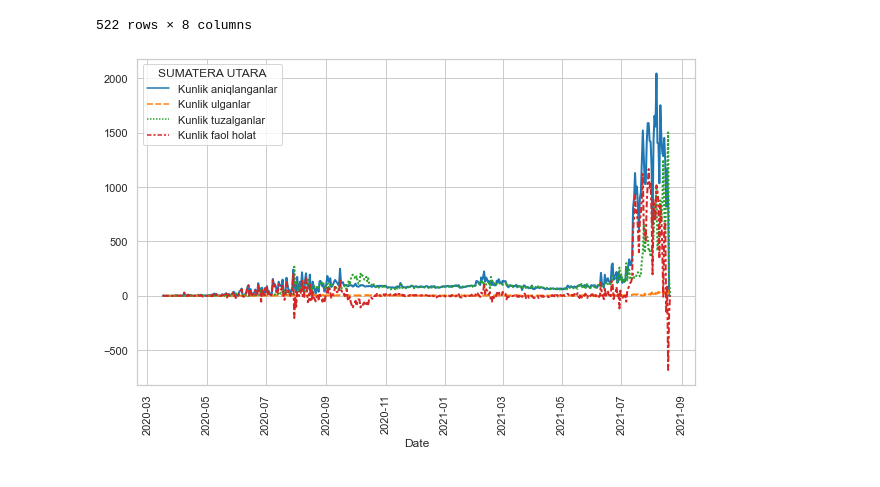
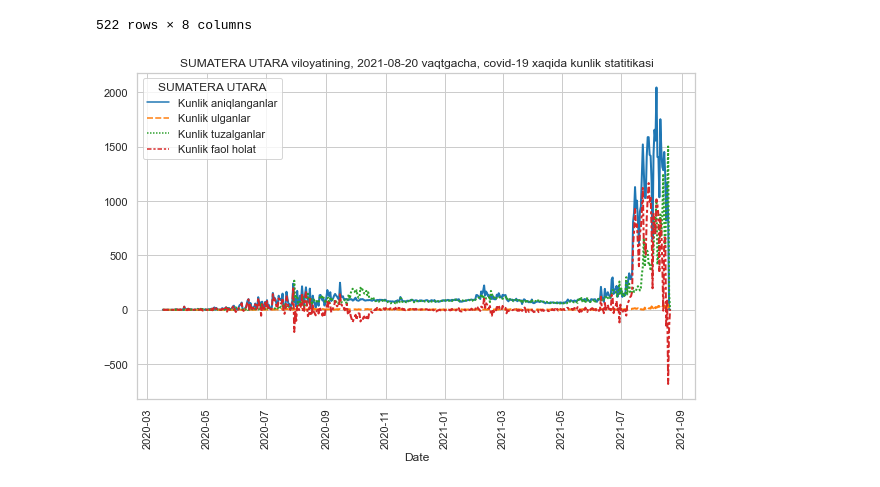
Before and after one commit to AsliddinTuxtasinov/covid-analiysis-in-indanesia, a Jupyter notebook: covid-19 case data analiysis.ipynb, the cells around one changed output. Drawn from its saved outputs; the diff is of its cells as text; code cells hidden in the pictures.

```diff
--- a/covid-19 case data analiysis.ipynb
+++ b/covid-19 case data analiysis.ipynb
@@ -134,10 +108,12 @@ a
 522 rows × 8 columns
 # %%
 plt.figure(figsize=(10, 6))
-sns.set_theme(style="whitegrid")
+title = f"{a.columns.name} viloyatining, {a.iloc[0].name.strftime('%Y-%m-%d')} vaqtgacha, covid-19 xaqida kunlik statitikasi"
 
 sns.lineplot(data=a[['Kunlik aniqlanganlar', 'Kunlik ulganlar', 'Kunlik tuzalganlar','Kunlik faol holat']], palette="tab10", linewidth=2)
+
+plt.title(title)
 plt.xticks(rotation=90)
 plt.show()
 # %% [output]
-[figure, old version]
+[figure, new version]
```
Also changed, not shown: parts of 10 cells of this notebook.
